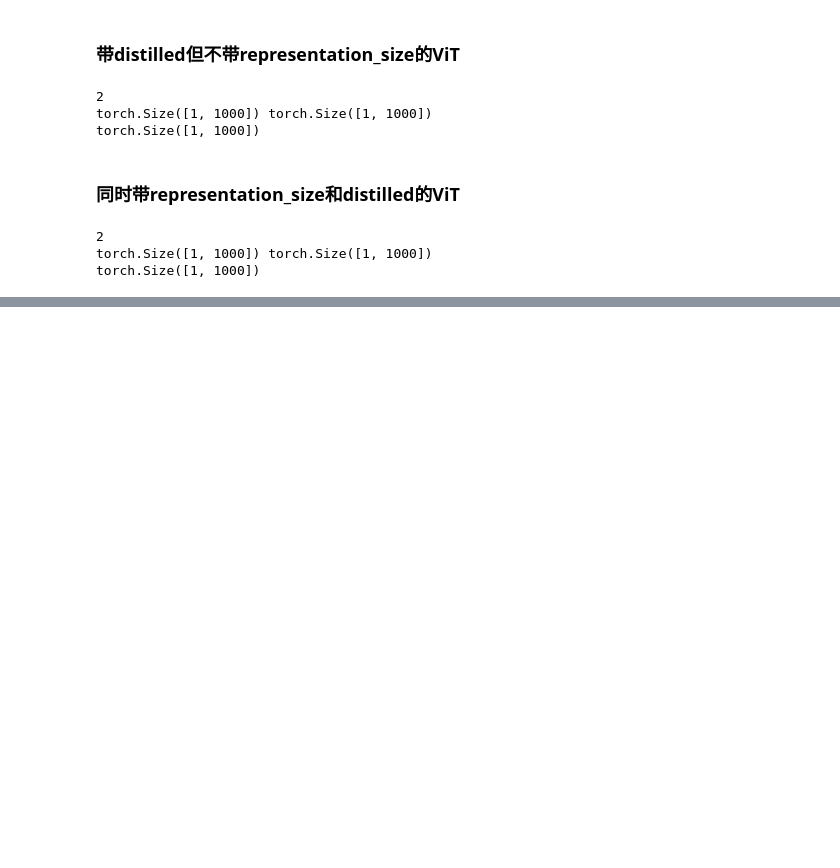
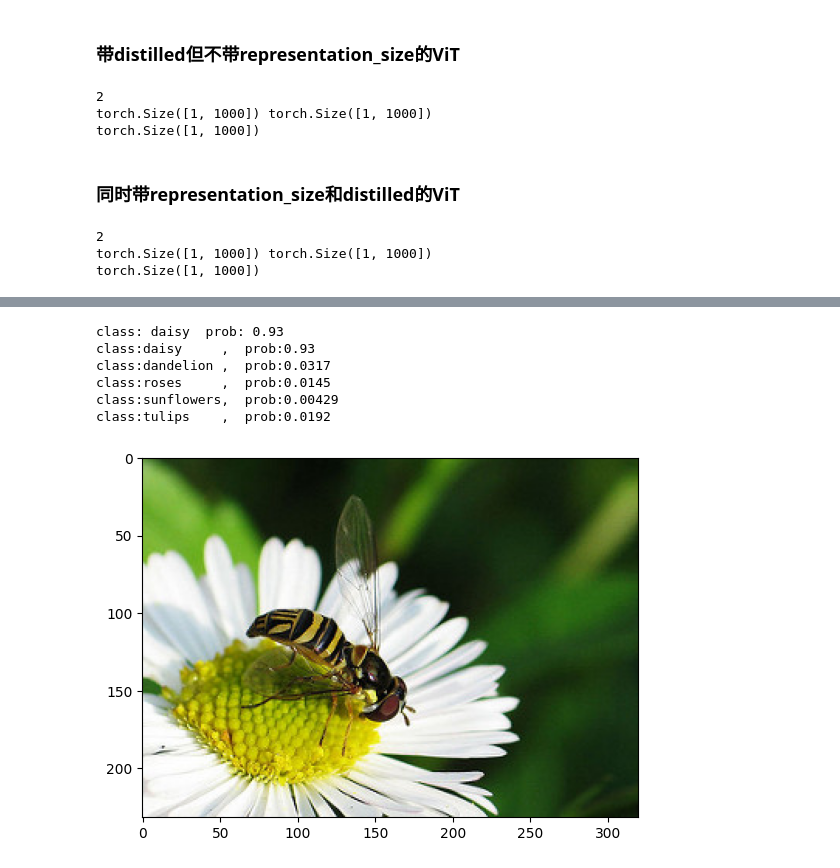
Before and after one commit to Furina-de-fontaine-queen/Learning_NLP, a Jupyter notebook: ViT Basic/ViT_test.ipynb, the cells around one changed output, grey strips where cells are left out. Cells and saved outputs as stored; diff of their text form; code cells hidden in the pictures; blank space fills up the shorter version.

```diff
--- a/ViT Basic/ViT_test.ipynb
+++ b/ViT Basic/ViT_test.ipynb
@@ -123,0 +180,12 @@ torch.Size([1, 1000])
+# %%
+pipe = PipelineForPhotoClassification(weight='weights/model-9.pth',class_indices='cls_indices.json')
+# %%
+pipe('predict_photo.jpg')
+# %% [output]
+class: daisy  prob: 0.93
+class:daisy     ,  prob:0.93
+class:dandelion ,  prob:0.0317
+class:roses     ,  prob:0.0145
+class:sunflowers,  prob:0.00429
+class:tulips    ,  prob:0.0192
+[figure, added]
```
Also changed, not shown: parts of 5 cells of this notebook, 2 other files.
